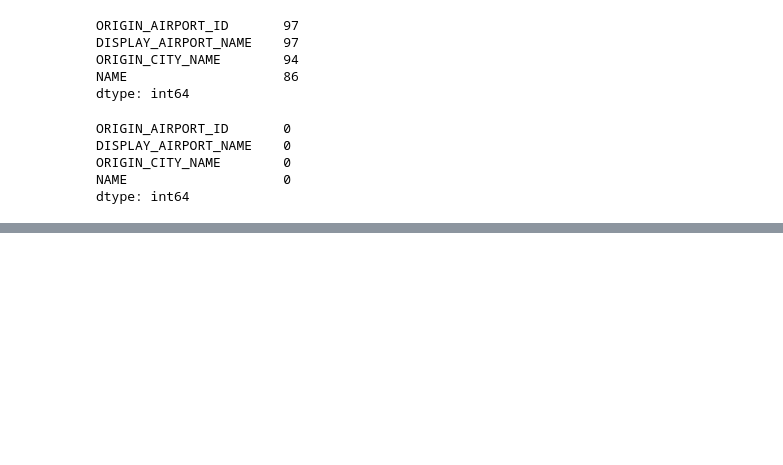
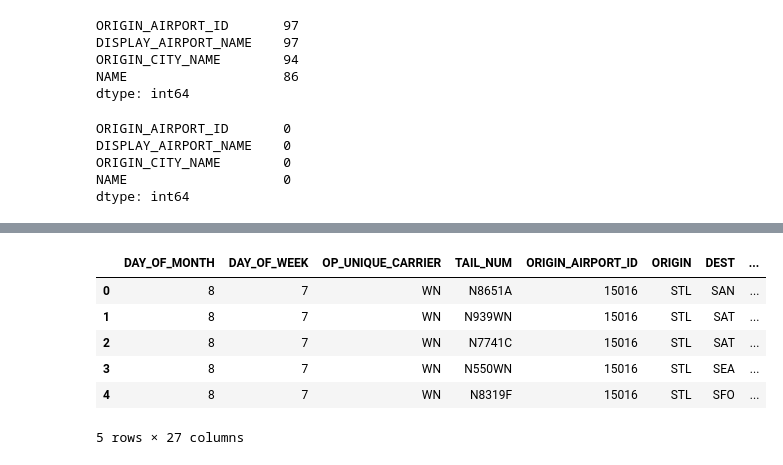
Before and after one commit to jimmy-nguyen-data-science/predicting-flight-delays, a Jupyter notebook: notebooks/02_Data_Exploration.ipynb, the cells around one changed output, grey strips where cells are left out. Drawn from its saved outputs; the diff is of its cells as text; code cells hidden in the pictures; blank space fills up the shorter version.

```diff
--- a/notebooks/02_Data_Exploration.ipynb
+++ b/notebooks/02_Data_Exploration.ipynb
@@ -698,0 +748,5 @@ dtype: int64
+# %%
+# Drop Duplicates to retain a dictionary
+names.drop_duplicates(subset='OP_UNIQUE_CARRIER', inplace=True)
+names = names.reset_index(drop=True)
+names
@@ -698,0 +811,10 @@ dtype: int64
+# %%
+Dec_flight3.head()
+# %% [output]
+|  | DAY_OF_MONTH | DAY_OF_WEEK | OP_UNIQUE_CARRIER | TAIL_NUM | ORIGIN_AIRPORT_ID | ORIGIN | DEST | ... |
+| 0 | 8 | 7 | WN | N8651A | 15016 | STL | SAN | ... |
+| 1 | 8 | 7 | WN | N939WN | 15016 | STL | SAT | ... |
+| 2 | 8 | 7 | WN | N7741C | 15016 | STL | SAT | ... |
+| 3 | 8 | 7 | WN | N550WN | 15016 | STL | SEA | ... |
+| 4 | 8 | 7 | WN | N8319F | 15016 | STL | SFO | ... |
+5 rows × 27 columns
```
Also changed, not shown: parts of 30 cells of this notebook, 2 other files.
